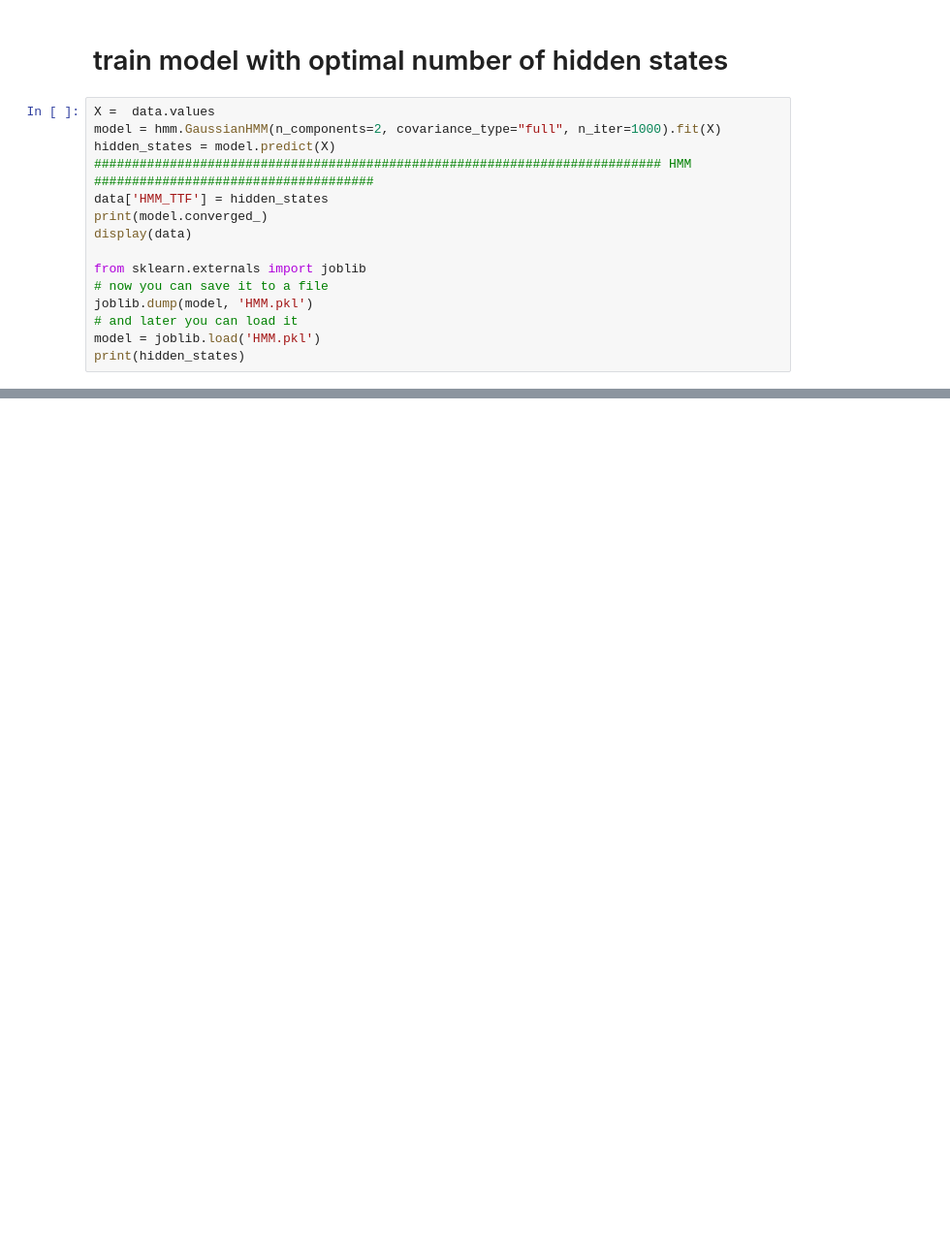
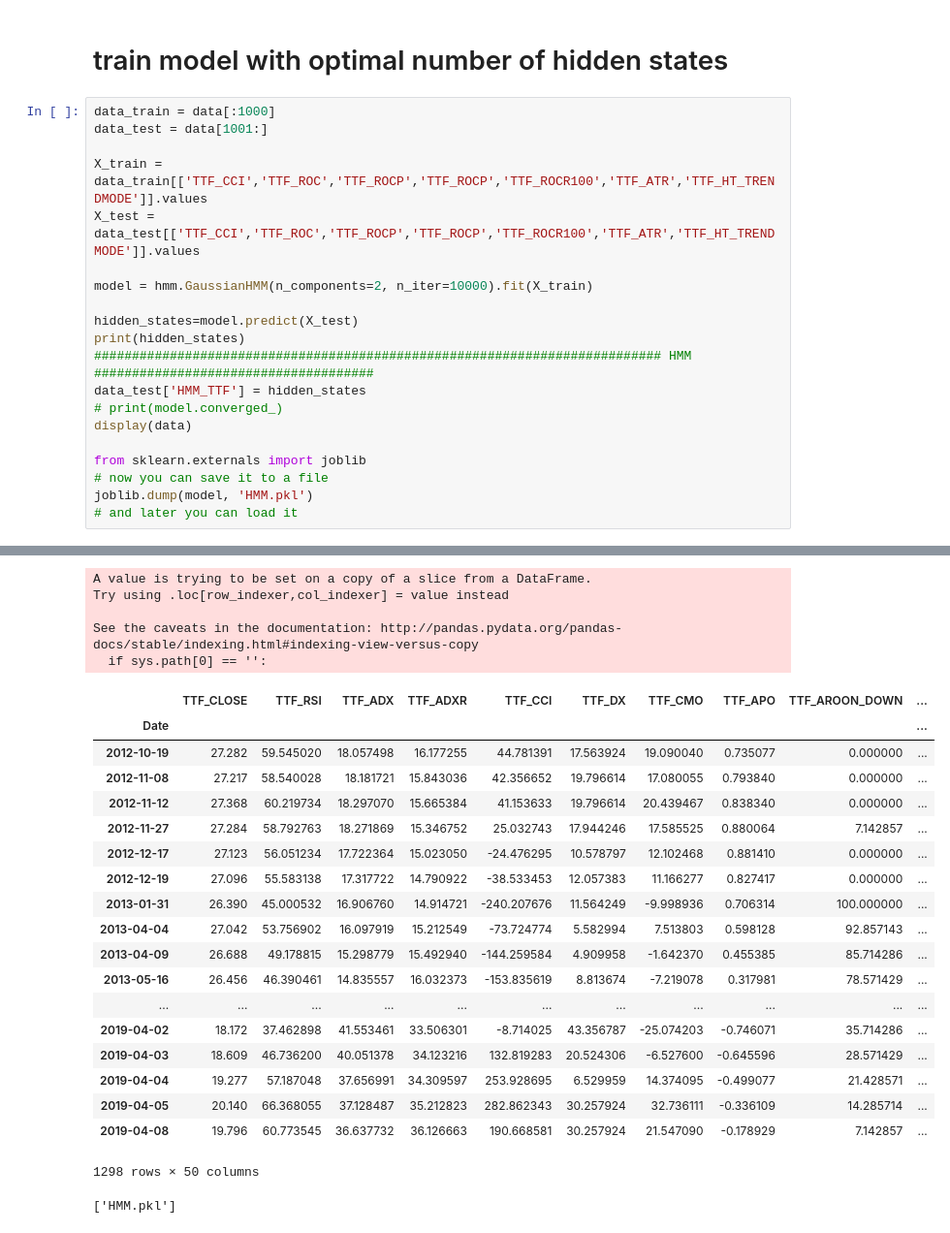
Before and after one commit to JeroenSweerts/TTF, a Jupyter notebook: HMM_Front Year.ipynb, the cells around one changed output, grey strips where cells are left out. Shown at 97% size. Cells and saved outputs as stored; diff of their text form; blank space fills up the shorter version.

```diff
--- a/HMM_Front Year.ipynb
+++ b/HMM_Front Year.ipynb
@@ -71,17 +226,23 @@ display(data)
 # %% [markdown]
 # train model with optimal number of hidden states
 # %%
-X =  data.values
-model = hmm.GaussianHMM(n_components=2, covariance_type="full", n_iter=1000).fit(X)
-hidden_states = model.predict(X)
+data_train = data[:1000]
+data_test = data[1001:]
+
+X_train =  data_train[['TTF_CCI','TTF_ROC','TTF_ROCP','TTF_ROCP','TTF_ROCR100','TTF_ATR','TTF_HT_TRENDMODE']].values
+X_test =  data_test[['TTF_CCI','TTF_ROC','TTF_ROCP','TTF_ROCP','TTF_ROCR100','TTF_ATR','TTF_HT_TRENDMODE']].values
+
+model = hmm.GaussianHMM(n_components=2, n_iter=10000).fit(X_train)
+
+hidden_states=model.predict(X_test)
+print(hidden_states)
 ########################################################################### HMM #####################################
-data['HMM_TTF'] = hidden_states
-print(model.converged_)
+data_test['HMM_TTF'] = hidden_states
+# print(model.converged_)
 display(data)
 
 from sklearn.externals import joblib
 # now you can save it to a file
 joblib.dump(model, 'HMM.pkl')
 # and later you can load it
-model = joblib.load('HMM.pkl')
-print(hidden_states)
+# %% [output]
@@ -87,0 +258,25 @@ print(hidden_states)
+A value is trying to be set on a copy of a slice from a DataFrame.
+Try using .loc[row_indexer,col_indexer] = value instead
+
+See the caveats in the documentation: http://pandas.pydata.org/pandas-docs/stable/indexing.html#indexing-view-versus-copy
+  if sys.path[0] == '':
+|  | TTF_CLOSE | TTF_RSI | TTF_ADX | TTF_ADXR | TTF_CCI | TTF_DX | TTF_CMO | TTF_APO | TTF_AROON_DOWN | ... |
+| Date |  |  |  |  |  |  |  |  |  | ... |
+| 2012-10-19 | 27.282 | 59.545020 | 18.057498 | 16.177255 | 44.781391 | 17.563924 | 19.090040 | 0.735077 | 0.000000 | ... |
+| 2012-11-08 | 27.217 | 58.540028 | 18.181721 | 15.843036 | 42.356652 | 19.796614 | 17.080055 | 0.793840 | 0.000000 | ... |
+| 2012-11-12 | 27.368 | 60.219734 | 18.297070 | 15.665384 | 41.153633 | 19.796614 | 20.439467 | 0.838340 | 0.000000 | ... |
+| 2012-11-27 | 27.284 | 58.792763 | 18.271869 | 15.346752 | 25.032743 | 17.944246 | 17.585525 | 0.880064 | 7.142857 | ... |
+| 2012-12-17 | 27.123 | 56.051234 | 17.722364 | 15.023050 | -24.476295 | 10.578797 | 12.102468 | 0.881410 | 0.000000 | ... |
+| 2012-12-19 | 27.096 | 55.583138 | 17.317722 | 14.790922 | -38.533453 | 12.057383 | 11.166277 | 0.827417 | 0.000000 | ... |
+| 2013-01-31 | 26.390 | 45.000532 | 16.906760 | 14.914721 | -240.207676 | 11.564249 | -9.998936 | 0.706314 | 100.000000 | ... |
+| 2013-04-04 | 27.042 | 53.756902 | 16.097919 | 15.212549 | -73.724774 | 5.582994 | 7.513803 | 0.598128 | 92.857143 | ... |
+| 2013-04-09 | 26.688 | 49.178815 | 15.298779 | 15.492940 | -144.259584 | 4.909958 | -1.642370 | 0.455385 | 85.714286 | ... |
+| 2013-05-16 | 26.456 | 46.390461 | 14.835557 | 16.032373 | -153.835619 | 8.813674 | -7.219078 | 0.317981 | 78.571429 | ... |
+| ... | ... | ... | ... | ... | ... | ... | ... | ... | ... | ... |
+| 2019-04-02 | 18.172 | 37.462898 | 41.553461 | 33.506301 | -8.714025 | 43.356787 | -25.074203 | -0.746071 | 35.714286 | ... |
+| 2019-04-03 | 18.609 | 46.736200 | 40.051378 | 34.123216 | 132.819283 | 20.524306 | -6.527600 | -0.645596 | 28.571429 | ... |
+| 2019-04-04 | 19.277 | 57.187048 | 37.656991 | 34.309597 | 253.928695 | 6.529959 | 14.374095 | -0.499077 | 21.428571 | ... |
+| 2019-04-05 | 20.140 | 66.368055 | 37.128487 | 35.212823 | 282.862343 | 30.257924 | 32.736111 | -0.336109 | 14.285714 | ... |
+| 2019-04-08 | 19.796 | 60.773545 | 36.637732 | 36.126663 | 190.668581 | 30.257924 | 21.547090 | -0.178929 | 7.142857 | ... |
+1298 rows × 50 columns
+['HMM.pkl']
```
Also changed, not shown: parts of 10 cells of this notebook, 3 other files.
